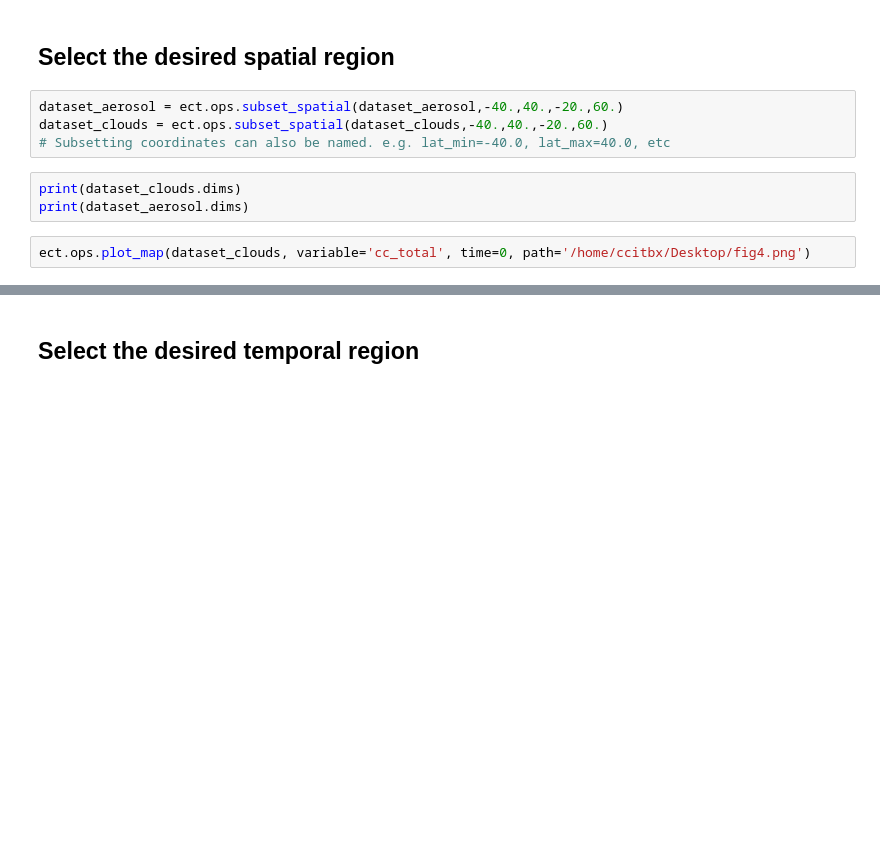
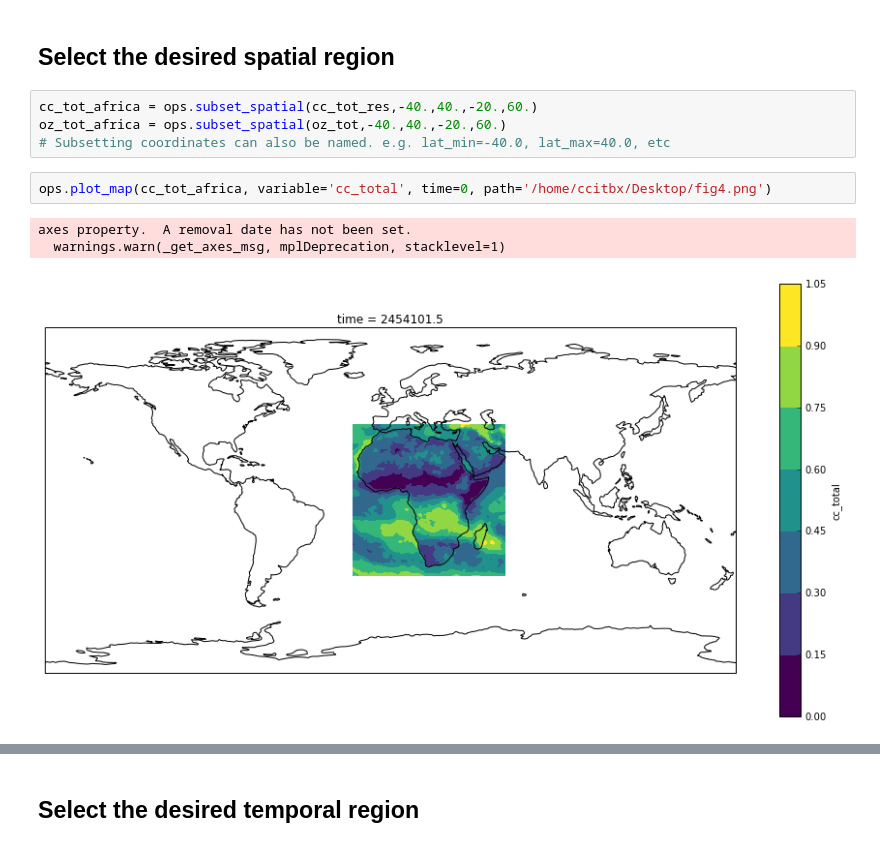
Before and after one commit to CCI-Tools/cate, a Jupyter notebook: notebooks/ect-uc9.ipynb, the cells around one changed output, grey strips where cells are left out. Saved outputs shown, nothing was run; the diff lists cells and outputs as text; blank space fills up the shorter version.

```diff
--- a/notebooks/ect-uc9.ipynb
+++ b/notebooks/ect-uc9.ipynb
@@ -81,12 +138,13 @@ ect.ops.plot_map(dataset_aerosol, variable='AOD550_mean', time=0, path='/home/cc
 Select the desired spatial region
 ---------------------------------
 # %%
-dataset_aerosol = ect.ops.subset_spatial(dataset_aerosol,-40.,40.,-20.,60.)
-dataset_clouds = ect.ops.subset_spatial(dataset_clouds,-40.,40.,-20.,60.)
+cc_tot_africa = ops.subset_spatial(cc_tot_res,-40.,40.,-20.,60.)
+oz_tot_africa = ops.subset_spatial(oz_tot,-40.,40.,-20.,60.)
 # Subsetting coordinates can also be named. e.g. lat_min=-40.0, lat_max=40.0, etc
-# %%
-print(dataset_clouds.dims)
-print(dataset_aerosol.dims)
 # %%
-ect.ops.plot_map(dataset_clouds, variable='cc_total', time=0, path='/home/ccitbx/Desktop/fig4.png')
+ops.plot_map(cc_tot_africa, variable='cc_total', time=0, path='/home/ccitbx/Desktop/fig4.png')
+# %% [output]
+axes property.  A removal date has not been set.
+  warnings.warn(_get_axes_msg, mplDeprecation, stacklevel=1)
+[figure, added]
 # %%
```
Also changed, not shown: parts of 50 cells of this notebook, 1 other file.
